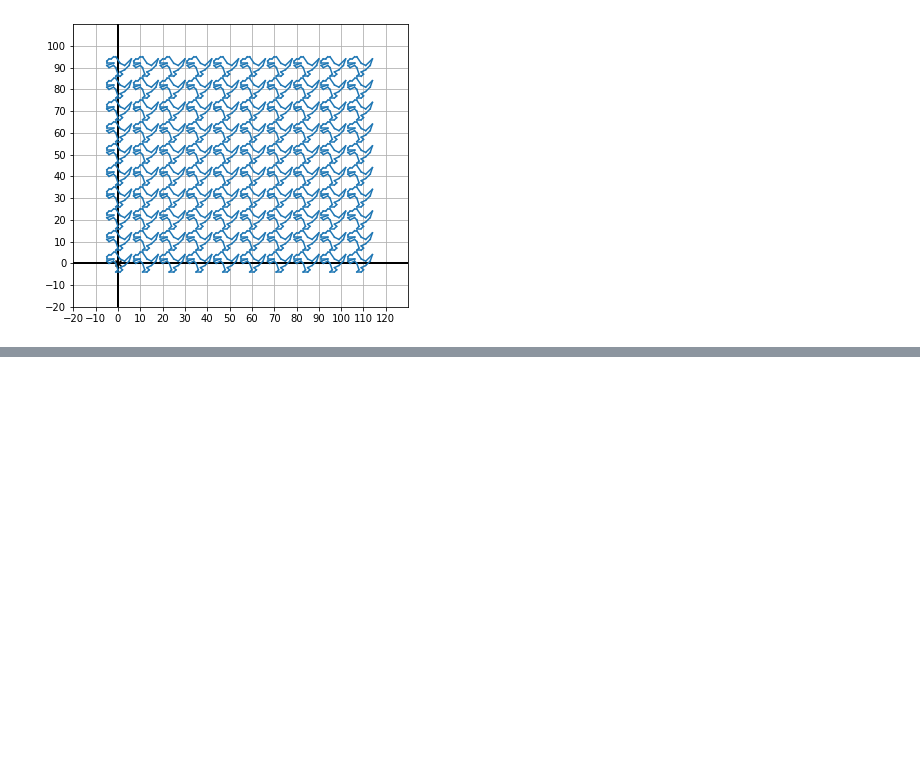
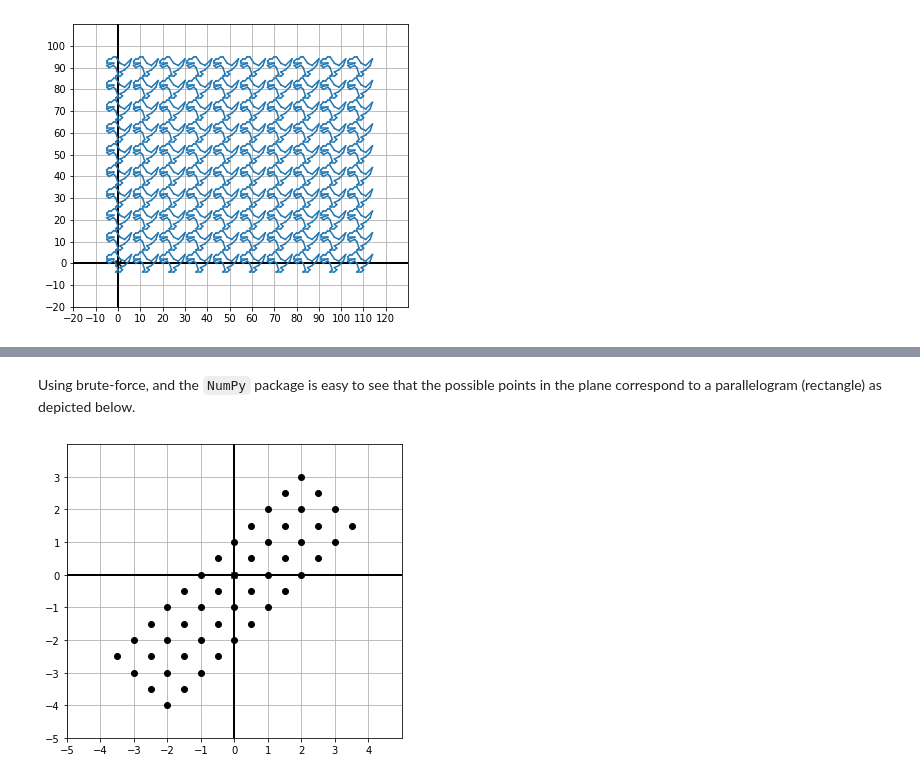
Before and after one commit to sergiofgonzalez/math-workbench, a Jupyter notebook: 01-vectors-in-the-2d-plane/e01-vector-exercises/vector-exercises.ipynb, the cells around one changed output, grey strips where cells are left out. Saved outputs shown, nothing was run; the diff lists cells and outputs as text; code cells hidden in the pictures; blank space fills up the shorter version.

```diff
--- a/01-vectors-in-the-2d-plane/e01-vector-exercises/vector-exercises.ipynb
+++ b/01-vectors-in-the-2d-plane/e01-vector-exercises/vector-exercises.ipynb
@@ -313,0 +395,15 @@ draw(*translated_polygons, grid=(10, 10))
+# %% [markdown]
+Using brute-force, and the `NumPy` package is easy to see that the possible points in the plane correspond to a parallelogram (rectangle) as depicted below.
+# %%
+import numpy as np
+
+u = (-1, 1)
+v = (1, 1)
+r_range = np.arange(-1, 1, 0.5)
+s_range = np.arange(-3, 3, 0.5)
+
+points = [add(scalar_product(r, u), scalar_product(s, v)) for r in r_range for s in s_range]
+
+draw(Points(*points))
+# %% [output]
+[figure, added]
```
Also changed, not shown: parts of 43 cells of this notebook, 1 other file.
